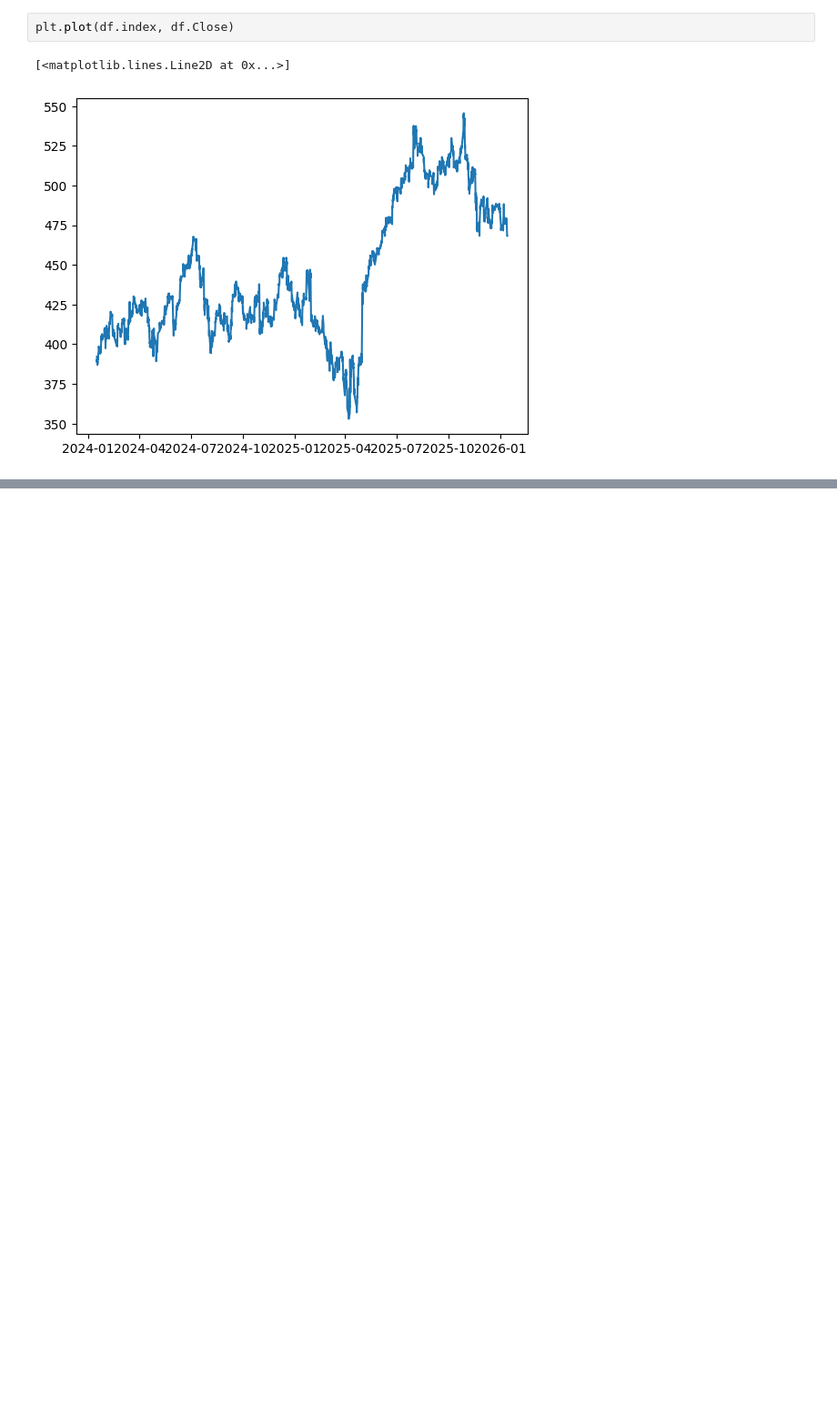
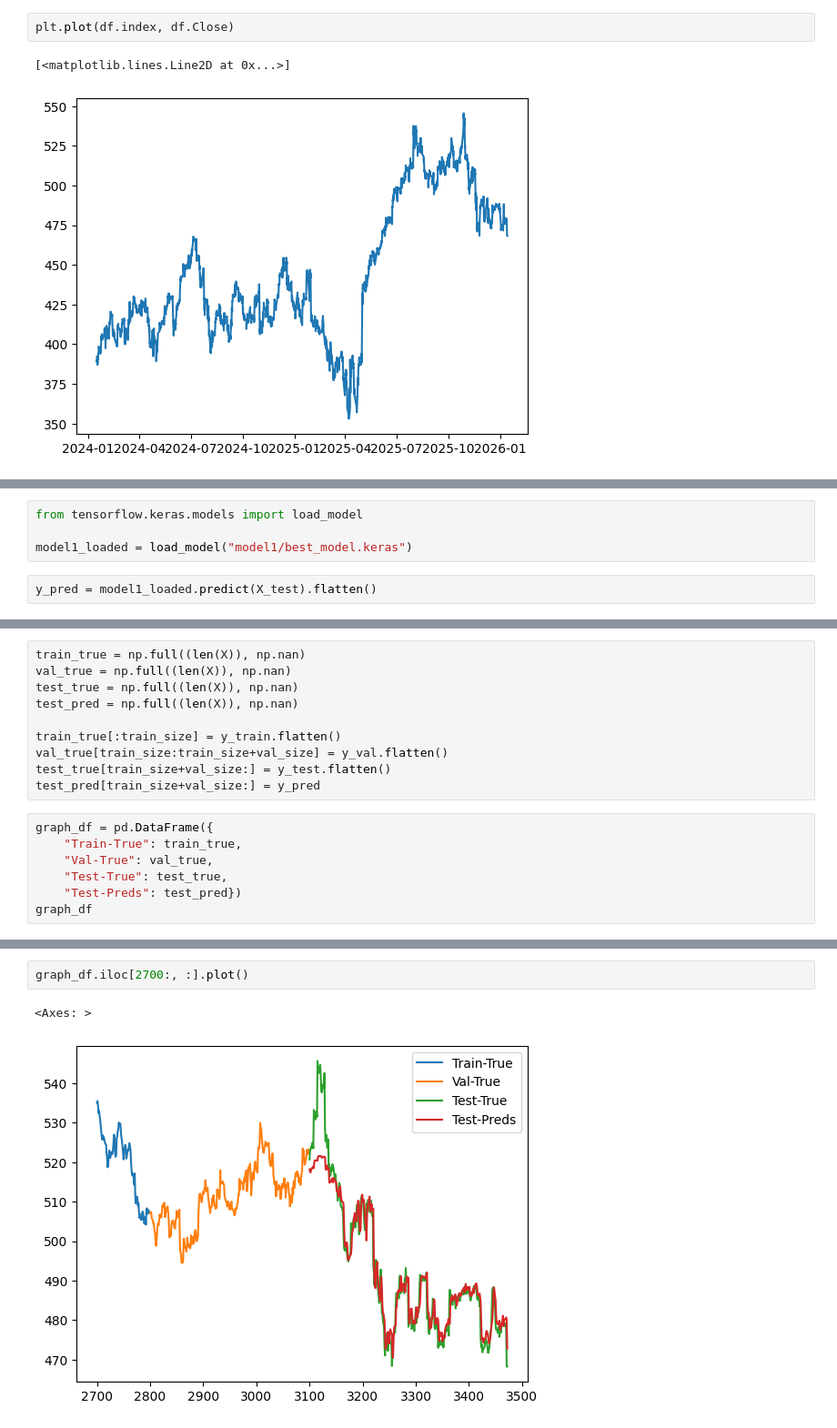
Before and after one commit to noah-frank/LSTMStockModel, a Jupyter notebook: nbs/Create_Data.ipynb, the cells around one changed output, grey strips where cells are left out. Shown at 91% size. Cells and saved outputs as stored; diff of their text form; blank space fills up the shorter version.

Commit message:
finished lstm model

```diff
--- a/nbs/Create_Data.ipynb
+++ b/nbs/Create_Data.ipynb
@@ -64,0 +147,6 @@ X_train, y_train = X[3100:], y[3100:]
+# %%
+from tensorflow.keras.models import load_model
+
+model1_loaded = load_model("model1/best_model.keras")
+# %%
+y_pred = model1_loaded.predict(X_test).flatten()
@@ -64,0 +155,17 @@ X_train, y_train = X[3100:], y[3100:]
+# %%
+train_true = np.full((len(X)), np.nan)
+val_true = np.full((len(X)), np.nan)
+test_true = np.full((len(X)), np.nan)
+test_pred = np.full((len(X)), np.nan)
+
+train_true[:train_size] = y_train.flatten()
+val_true[train_size:train_size+val_size] = y_val.flatten()
+test_true[train_size+val_size:] = y_test.flatten()
+test_pred[train_size+val_size:] = y_pred
+# %%
+graph_df = pd.DataFrame({
+    "Train-True": train_true,
+    "Val-True": val_true,
+    "Test-True": test_true,
+    "Test-Preds": test_pred})
+graph_df
@@ -64,0 +186,5 @@ X_train, y_train = X[3100:], y[3100:]
+# %%
+graph_df.iloc[2700:, :].plot()
+# %% [output]
+<Axes: >
+[figure, added]
```
Also changed, not shown: parts of 14 cells of this notebook, 2 other files.
